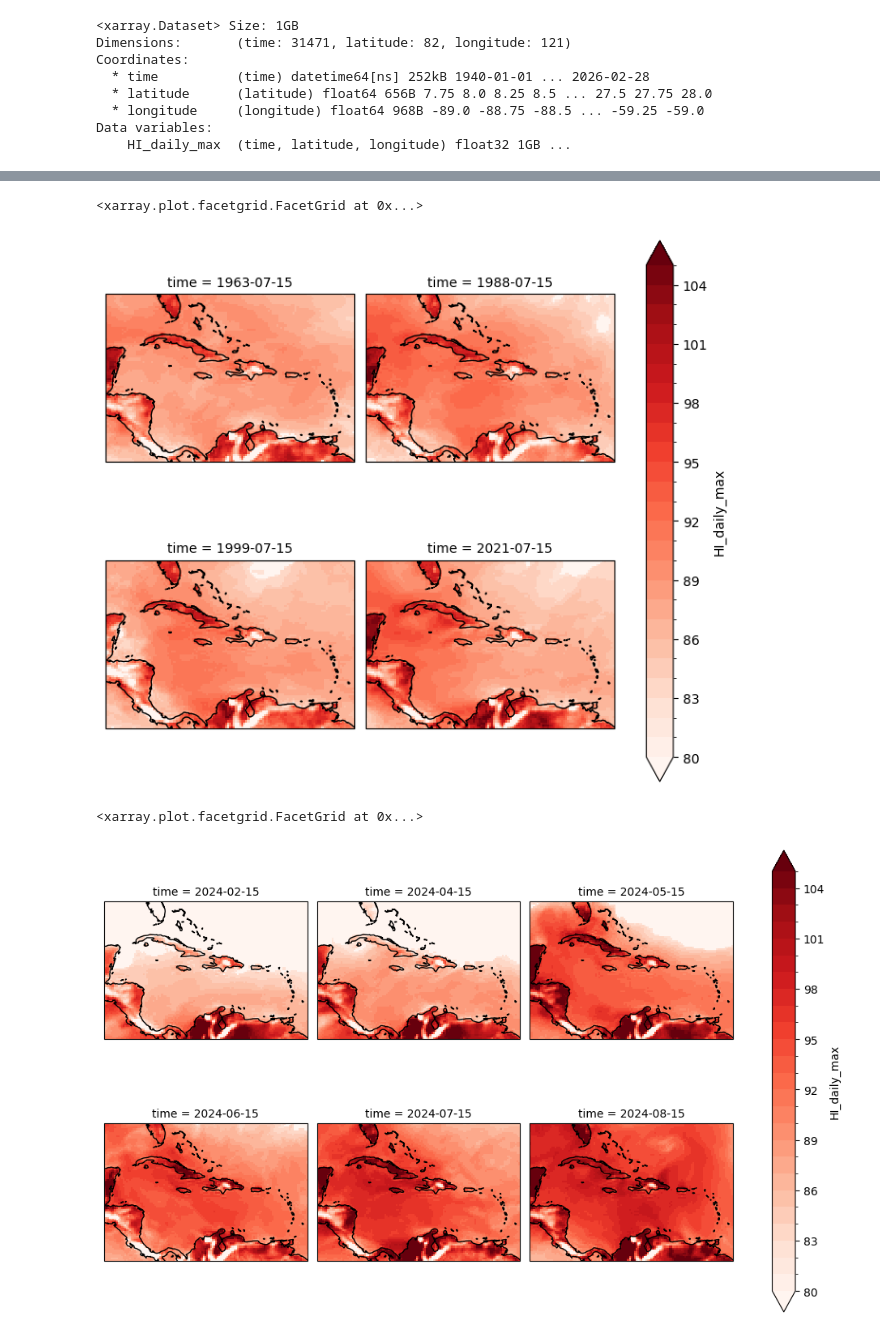
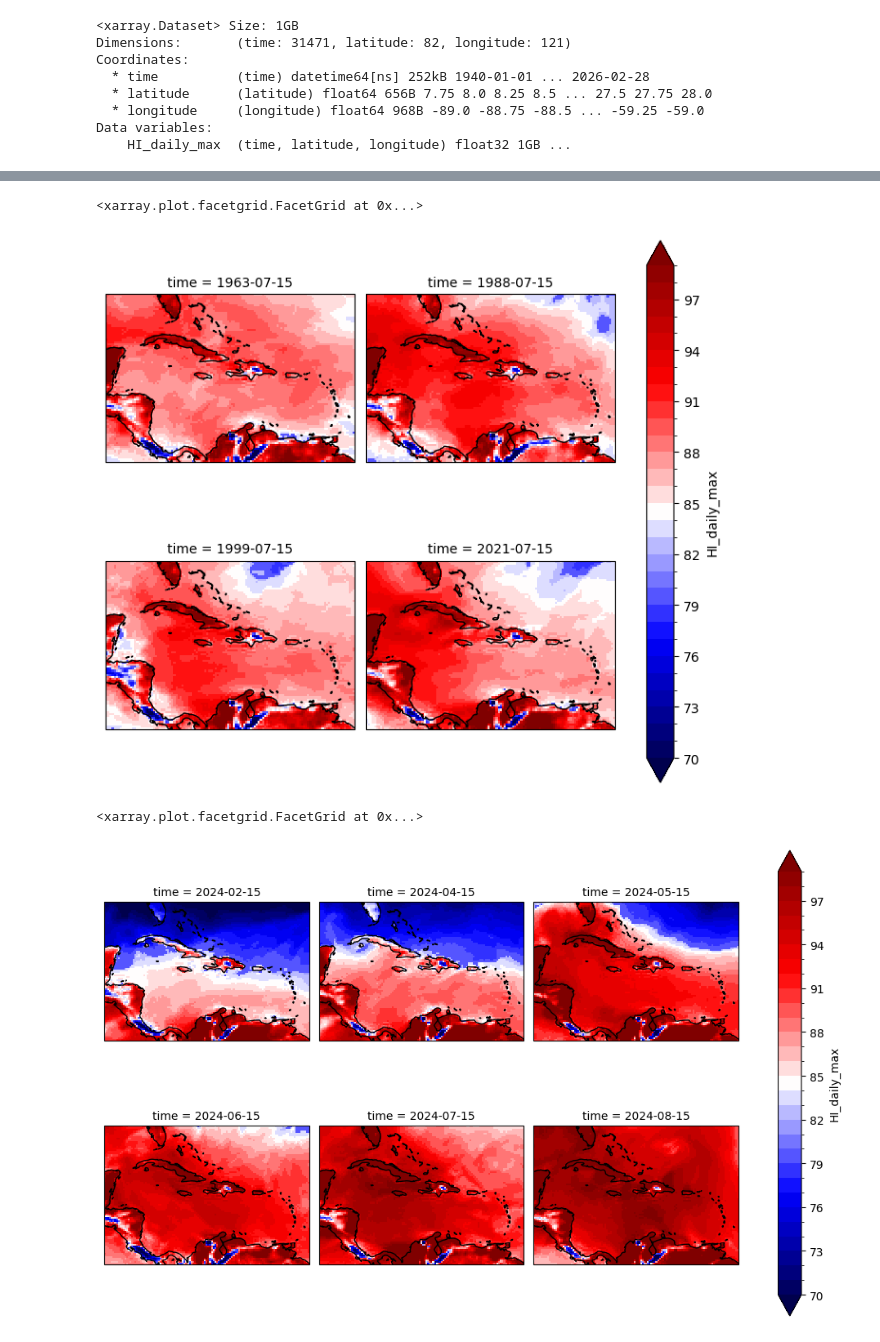
Before and after one commit to allan3prez/Caribe_Heat_AN, a Jupyter notebook: Clim/ERA5_dailymaxHI.ipynb, the cells around one changed output, grey strips where cells are left out. Drawn from its saved outputs; the diff is of its cells as text; code cells hidden in the pictures.

```diff
--- a/Clim/ERA5_dailymaxHI.ipynb
+++ b/Clim/ERA5_dailymaxHI.ipynb
@@ -66,24 +66,24 @@ test_plot.map(lambda: plt.gca().coastlines())
 # %%
 # ATL3 > 1.0
 test_plot = ds['HI_daily_max'].sel(time=['1963-07-15', '1988-07-15', '1999-07-15', '2021-07-15'], method='nearest').plot(col='time', col_wrap=2,
-                                                                                             transform=ccrs.PlateCarree(),
-                                                                                             levels=np.arange(80,106), cmap='Reds',
-                                                                                             subplot_kws={'projection': ccrs.PlateCarree(central_longitude=-70)}
-                                                                                             )
+                                                                                                                         transform=ccrs.PlateCarree(),
+                                                                                                                         levels=np.arange(70,100), cmap='seismic',
+                                                                                                                         subplot_kws={'projection': ccrs.PlateCarree(central_longitude=-70)}
+                                                                                                                         )
 test_plot.map(lambda: plt.gca().coastlines())
 # %% [output]
 <xarray.plot.facetgrid.FacetGrid at 0x...>
-[figure, old version]
+[figure, new version]
 # %%
 # 2024 AN
 test_plot = ds['HI_daily_max'].sel(time=['2024-02-15', '2024-04-15', '2024-05-15', '2024-06-15', '2024-07-15', '2024-08-15'], method='nearest').plot(col='time', col_wrap=3,
                                                                                              transform=ccrs.PlateCarree(),
-                                                                                             levels=np.arange(80,106), cmap='Reds',
+                                                                                             levels=np.arange(70,100), cmap='seismic',
                                                                                              subplot_kws={'projection': ccrs.PlateCarree(central_longitude=-70)}
                                                                                              )
 test_plot.map(lambda: plt.gca().coastlines())
 # %% [output]
 <xarray.plot.facetgrid.FacetGrid at 0x...>
-[figure, old version]
+[figure, new version]
 # %%
 HI_dmax_clim.to_netcdf('/glade/work/acruz/Caribbean_Heat_data/ERA5/HI_dmaxclim.nc')
```
Also changed, not shown: parts of 2 cells of this notebook, 2 other files.
